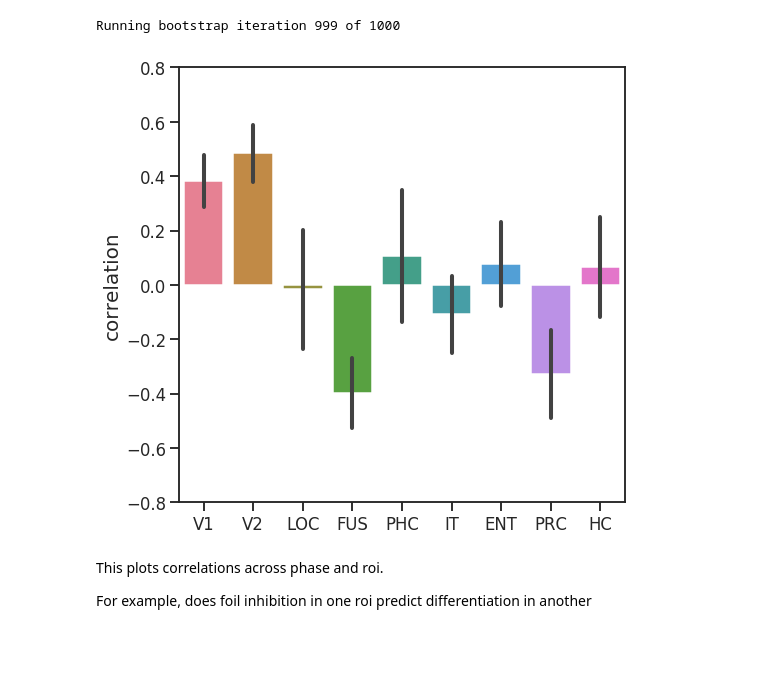
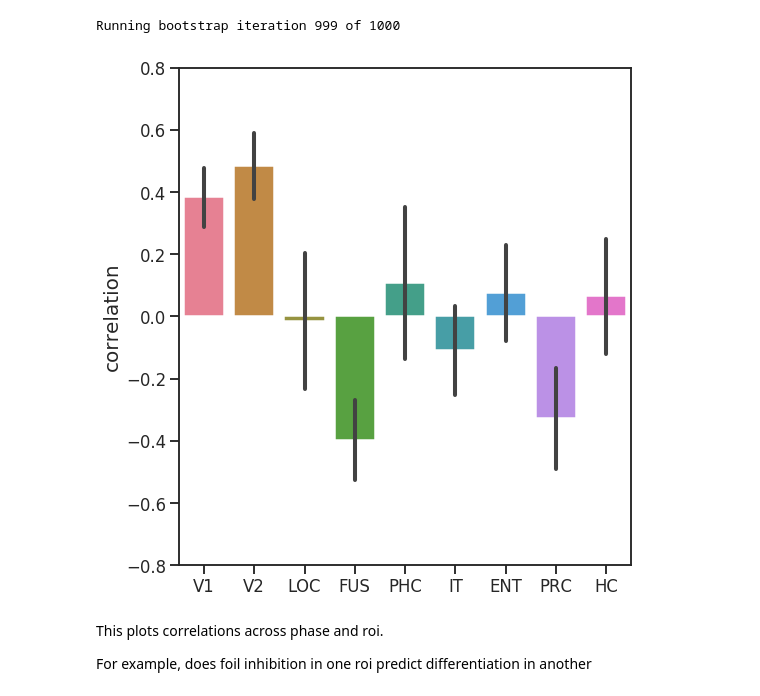
Before and after one commit to cogtoolslab/neurosketch, a Jupyter notebook: ipynb/golden/3_relate_drawing_training_and_recog_prepost.ipynb, the cells around one changed output. Cells and saved outputs as stored; diff of their text form; code cells hidden in the pictures; blank space fills up the shorter version.

Commit message:
add tight layout to bar

```diff
--- a/ipynb/golden/3_relate_drawing_training_and_recog_prepost.ipynb
+++ b/ipynb/golden/3_relate_drawing_training_and_recog_prepost.ipynb
@@ -167,18 +167,19 @@ Running bootstrap iteration 999 of 1000
 # %%
 roi_list_formatted = np.array(['V1', 'V2', 'LOC', 'FUS','PHC','IT','ENT','PRC','HC'])
 plt.figure(figsize=(8,8))
 sns.set_context('talk')
 sns.set_style('ticks')
 sns.barplot(data=Corr_boot,
            order=roi_list_formatted,
            ci='sd',
            palette='husl')
 plt.xlabel('')
 plt.ylim(-0.8,0.8)
 plt.ylabel('correlation',fontsize=20)
+plt.tight_layout()
 plt.savefig(os.path.join(proj_dir,'plots/{}/draw_recog_bar_allrois.pdf'.format(nb_name)))
 # %% [output]
-[figure, old version]
+[figure, new version]
 # %% [markdown]
 This plots correlations across phase and roi.
 
```
Also changed, not shown: 1 other file.
